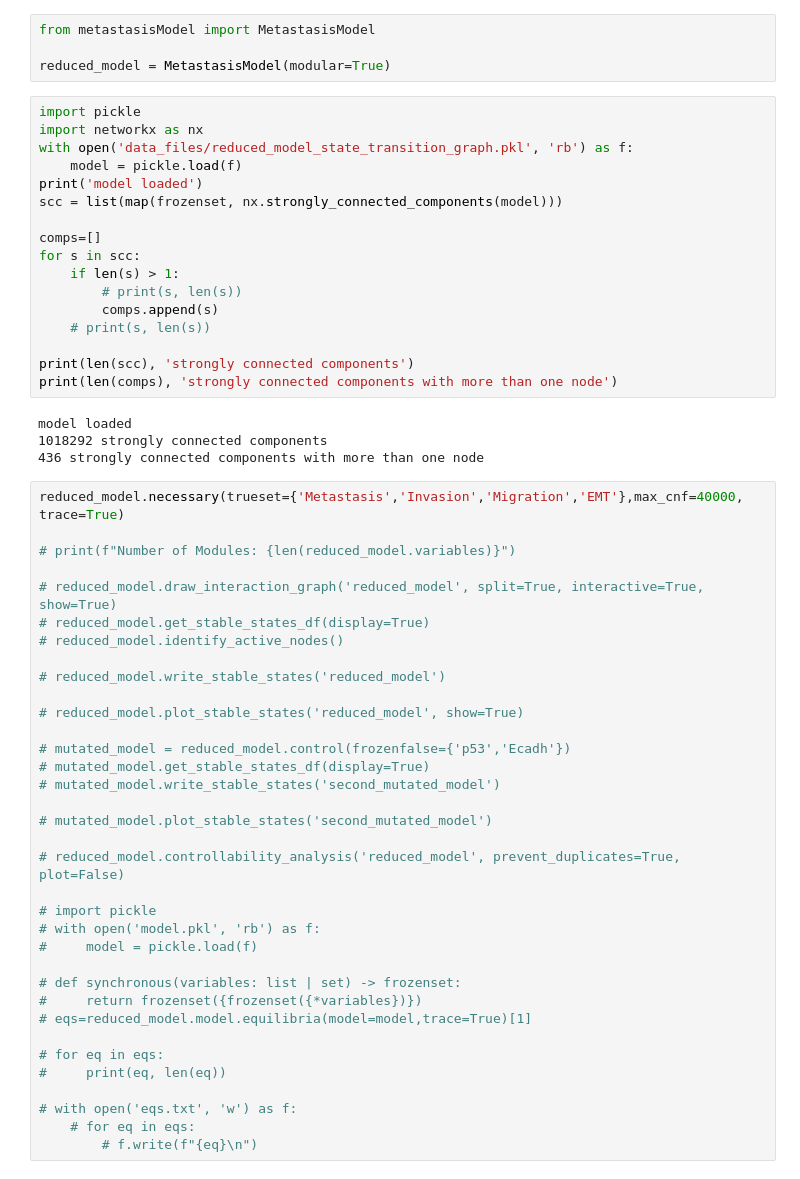
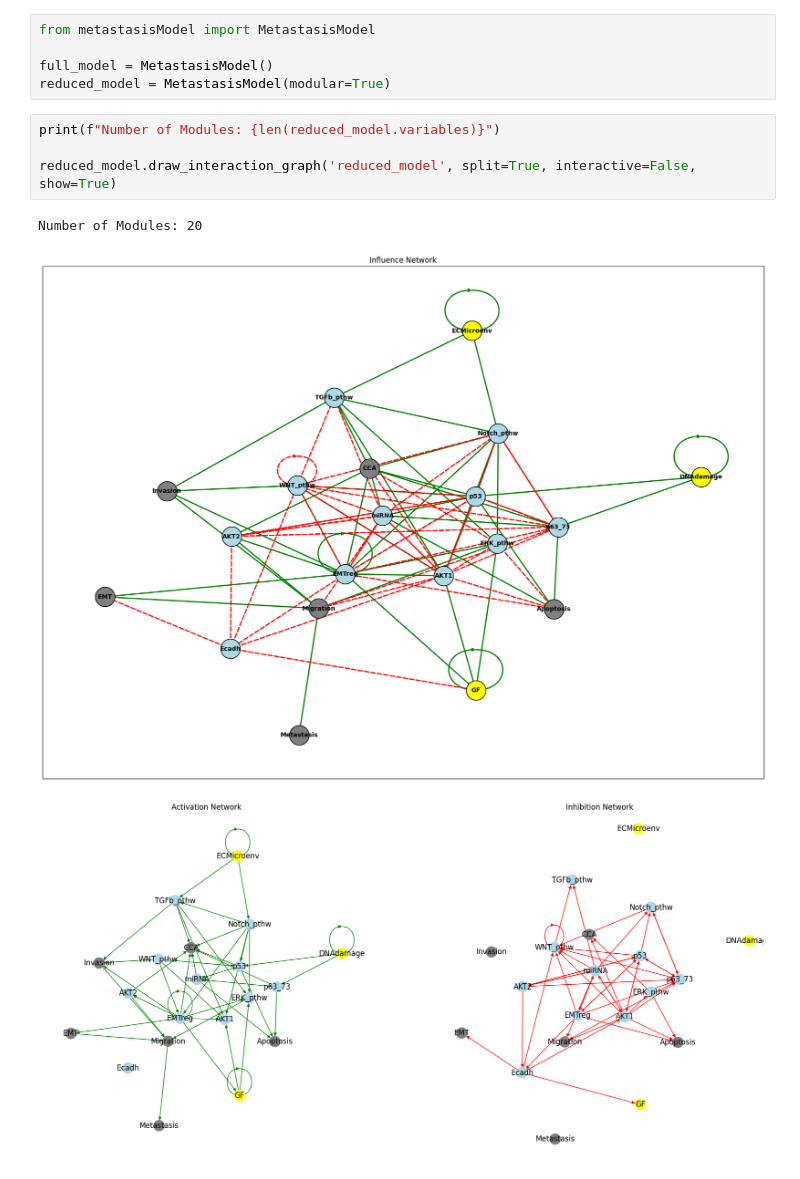
Before and after one commit to yazid-hoblos/BoolNet-Metastasis-Model, a Jupyter notebook: notebook.ipynb, the cells around one changed output. Drawn from its saved outputs; the diff is of its cells as text.

```diff
--- a/notebook.ipynb
+++ b/notebook.ipynb
@@ -1,60 +1,13 @@
 # %%
 from metastasisModel import MetastasisModel
 
+full_model = MetastasisModel()
 reduced_model = MetastasisModel(modular=True)
-# %%
-import pickle
-import networkx as nx
-with open('data_files/reduced_model_state_transition_graph.pkl', 'rb') as f:
-    model = pickle.load(f)
-print('model loaded')
-scc = list(map(frozenset, nx.strongly_connected_components(model)))
-
-comps=[]
-for s in scc:
-    if len(s) > 1:
-        # print(s, len(s))
-        comps.append(s)
-    # print(s, len(s))
-
-print(len(scc), 'strongly connected components')
-print(len(comps), 'strongly connected components with more than one node')
-# %% [output]
-model loaded
-1018292 strongly connected components
-436 strongly connected components with more than one node
 # %%
-reduced_model.necessary(trueset={'Metastasis','Invasion','Migration','EMT'},max_cnf=40000, trace=True)
+print(f"Number of Modules: {len(reduced_model.variables)}")
 
-# print(f"Number of Modules: {len(reduced_model.variables)}")
-
-# reduced_model.draw_interaction_graph('reduced_model', split=True, interactive=True, show=True)
-# reduced_model.get_stable_states_df(display=True)
-# reduced_model.identify_active_nodes()
-
-# reduced_model.write_stable_states('reduced_model')
-
-# reduced_model.plot_stable_states('reduced_model', show=True)
-
-# mutated_model = reduced_model.control(frozenfalse={'p53','Ecadh'})
-# mutated_model.get_stable_states_df(display=True)
-# mutated_model.write_stable_states('second_mutated_model')
-
-# mutated_model.plot_stable_states('second_mutated_model')
-
-# reduced_model.controllability_analysis('reduced_model', prevent_duplicates=True, plot=False)
-
-# import pickle
-# with open('model.pkl', 'rb') as f:
-#     model = pickle.load(f)
-
-# def synchronous(variables: list | set) -> frozenset:
-#     return frozenset({frozenset({*variables})})
-# eqs=reduced_model.model.equilibria(model=model,trace=True)[1]
-
-# for eq in eqs:
-#     print(eq, len(eq))
-
-# with open('eqs.txt', 'w') as f:
-    # for eq in eqs:
-        # f.write(f"{eq}\n")
+reduced_model.draw_interaction_graph('reduced_model', split=True, interactive=False, show=True)
+# %% [output]
+Number of Modules: 20
+[figure, added]
+[figure, added]
```
Also changed, not shown: parts of 7 cells of this notebook, 23 other files.
